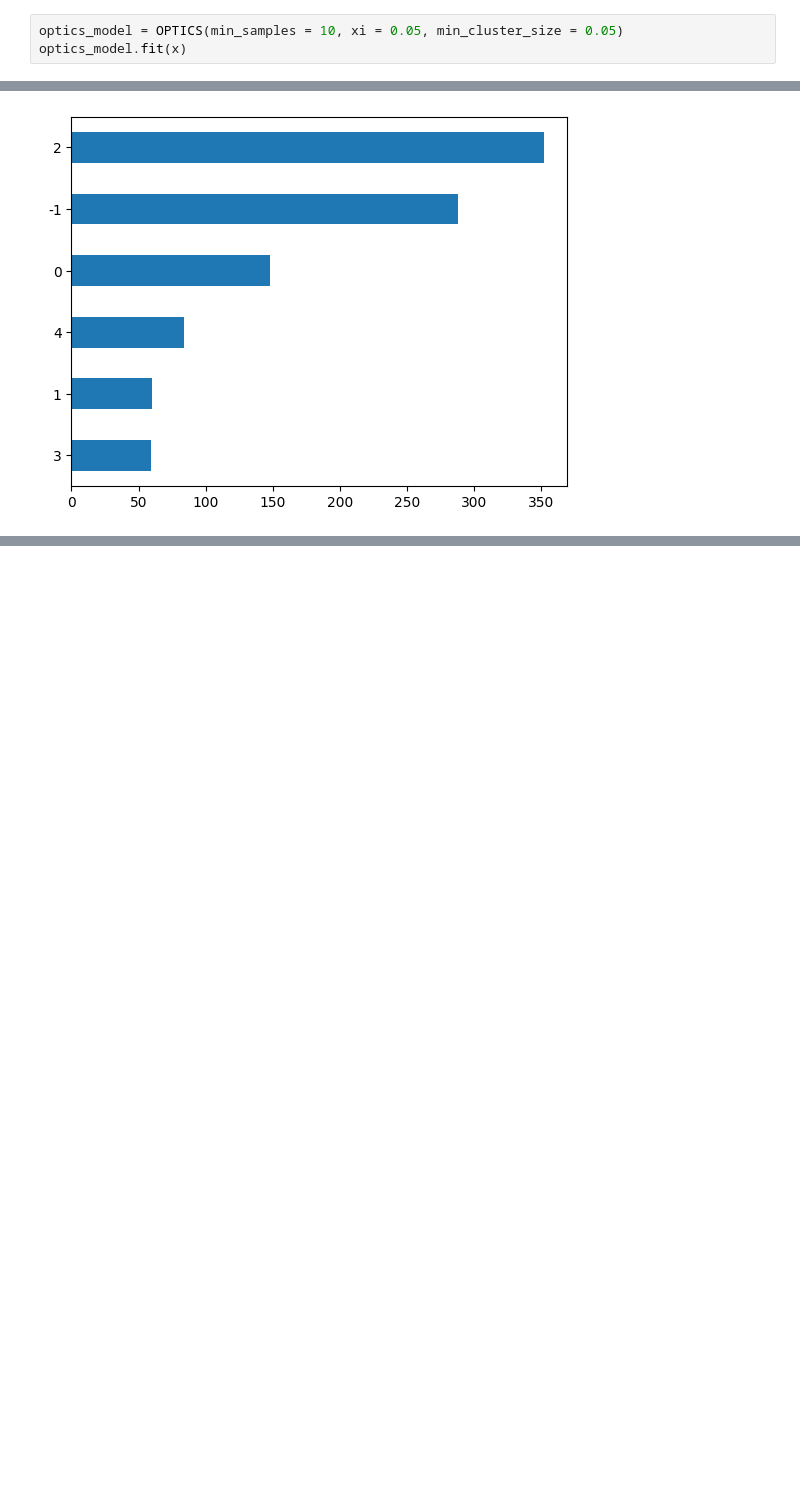
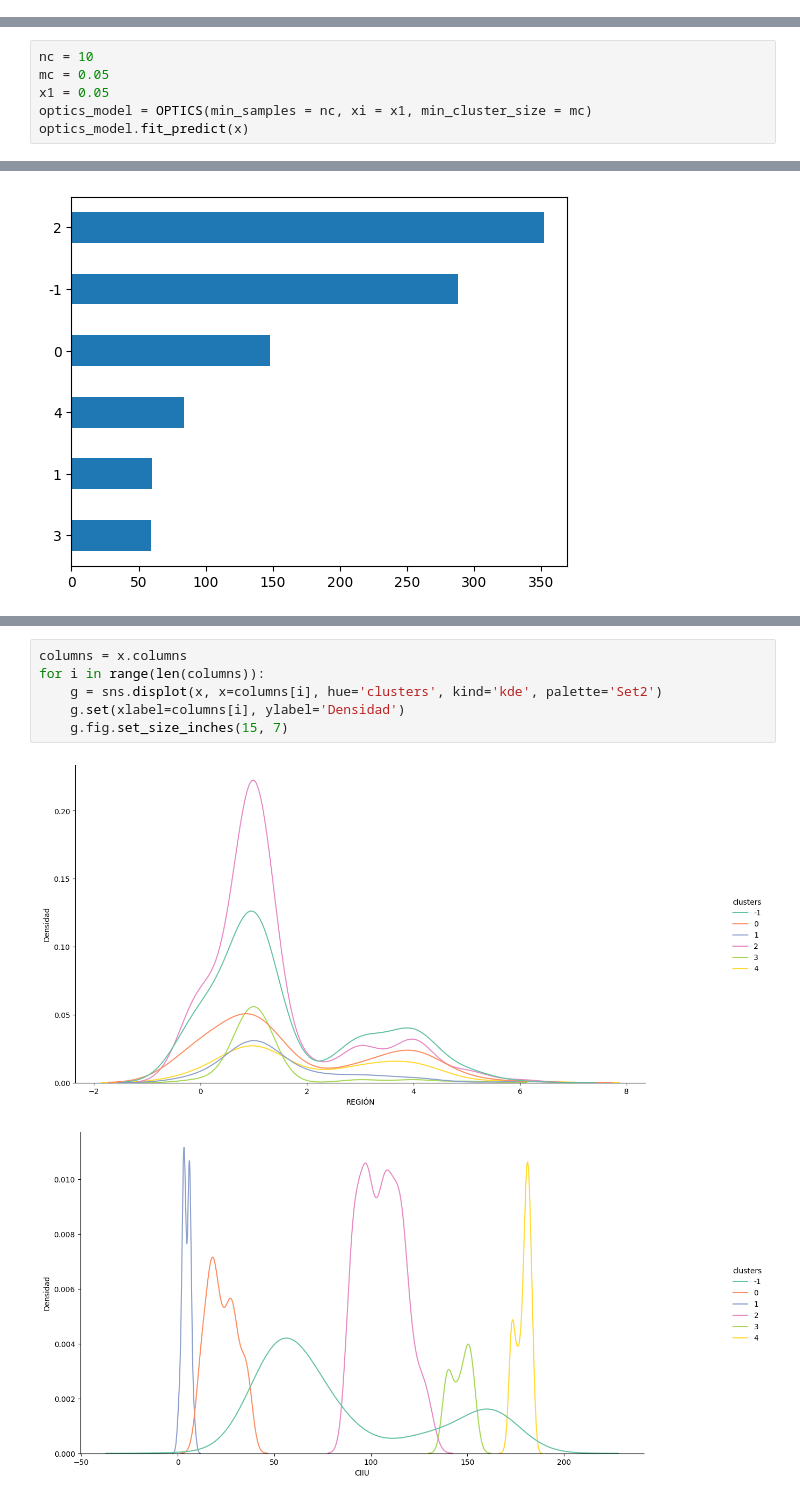
Before and after one commit to Gatos-de-negocios-BI/Laboratorio_2, a Jupyter notebook: optics.ipynb, the cells around one changed output, grey strips where cells are left out. Drawn from its saved outputs; the diff is of its cells as text; blank space fills up the shorter version.

```diff
--- a/optics.ipynb
+++ b/optics.ipynb
@@ -81,6 +82,3 @@ data_numeros.describe()
 | 50% | 1.000000 | 97.000000 | -1.000000 | -1.000000 | -1.000000 | ... |
 | 75% | 3.000000 | 122.000000 | -1.000000 | -1.000000 | 1.000000 | ... |
 | max | 6.000000 | 185.000000 | 1.000000 | 1.000000 | 1.000000 | ... |
-# %%
-optics_model = OPTICS(min_samples = 10, xi = 0.05, min_cluster_size = 0.05)
-optics_model.fit(x)
@@ -88,0 +85,6 @@ OPTICS(min_cluster_size=0.05, min_samples=10)
+# %%
+nc = 10
+mc = 0.05
+x1 = 0.05
+optics_model = OPTICS(min_samples = nc, xi = x1, min_cluster_size = mc)
+optics_model.fit_predict(x)
@@ -229,3 +236,12 @@ plot_silhouette(x, [10])
 # %% [output]
 For n_clusters = 10 , the average silhouette score is : 0.4391276972364632
 [figure]
+# %%
+columns = x.columns
+for i in range(len(columns)):
+    g = sns.displot(x, x=columns[i], hue='clusters', kind='kde', palette='Set2')
+    g.set(xlabel=columns[i], ylabel='Densidad')
+    g.fig.set_size_inches(15, 7)
+# %% [output]
+[figure, added]
+[figure, added]
```
Also changed, not shown: parts of 5 cells of this notebook.
